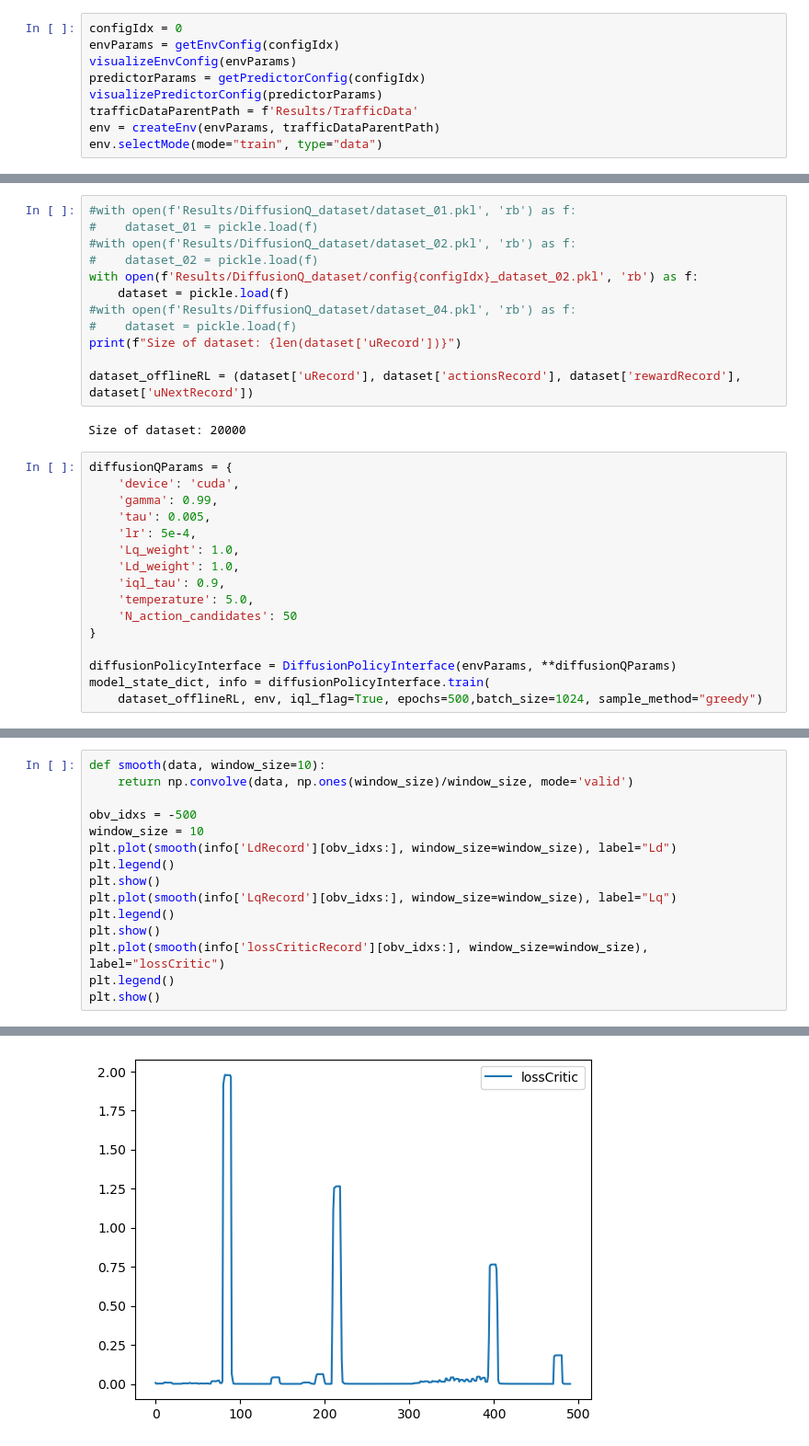
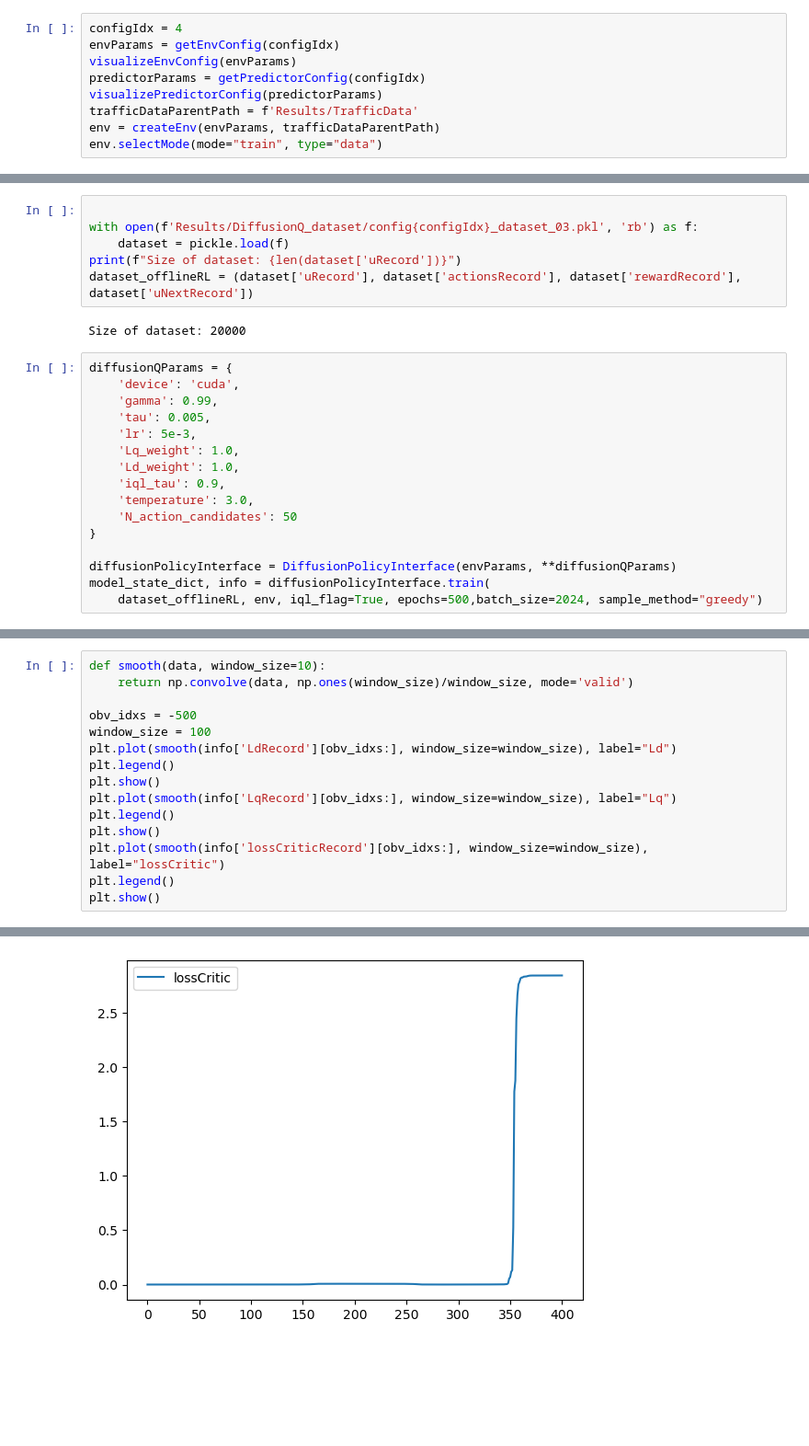
Before and after one commit to evanyeh5118/diffusion_resource_schduling_intra_slice, a Jupyter notebook: demo03a_train_diffusionQ.ipynb, the cells around one changed output, grey strips where cells are left out. Shown at 92% size. Drawn from its saved outputs; the diff is of its cells as text; blank space fills up the shorter version.

```diff
--- a/demo03a_train_diffusionQ.ipynb
+++ b/demo03a_train_diffusionQ.ipynb
@@ -12,7 +12,7 @@ from EnvLibs import PolicySimulator, createEnv
 from DiffusionLibs import DiffusionPolicyInterface
 from MdpSolverLibs import MdpKernel
 # %%
-configIdx = 0
+configIdx = 4
 envParams = getEnvConfig(configIdx)
 visualizeEnvConfig(envParams)
 predictorParams = getPredictorConfig(configIdx)
@@ -39,16 +39,10 @@ Smooth Fc:              1.5
 Smooth Order:           3
 ==================================================
 # %%
-#with open(f'Results/DiffusionQ_dataset/dataset_01.pkl', 'rb') as f:
-#    dataset_01 = pickle.load(f)
-#with open(f'Results/DiffusionQ_dataset/dataset_02.pkl', 'rb') as f:
-#    dataset_02 = pickle.load(f)
-with open(f'Results/DiffusionQ_dataset/config{configIdx}_dataset_02.pkl', 'rb') as f:
+
+with open(f'Results/DiffusionQ_dataset/config{configIdx}_dataset_03.pkl', 'rb') as f:
     dataset = pickle.load(f)
-#with open(f'Results/DiffusionQ_dataset/dataset_04.pkl', 'rb') as f:
-#    dataset = pickle.load(f)
 print(f"Size of dataset: {len(dataset['uRecord'])}")
-
 dataset_offlineRL = (dataset['uRecord'], dataset['actionsRecord'], dataset['rewardRecord'], dataset['uNextRecord'])
 # %% [output]
 Size of dataset: 20000
@@ -57,14 +51,14 @@ diffusionQParams = {
     'device': 'cuda',
     'gamma': 0.99,
     'tau': 0.005,
-    'lr': 5e-4,
+    'lr': 5e-3,
     'Lq_weight': 1.0,
     'Ld_weight': 1.0,
     'iql_tau': 0.9,
-    'temperature': 5.0,
+    'temperature': 3.0,
     'N_action_candidates': 50
 }
 
 diffusionPolicyInterface = DiffusionPolicyInterface(envParams, **diffusionQParams)
 model_state_dict, info = diffusionPolicyInterface.train(
-    dataset_offlineRL, env, iql_flag=True, epochs=500,batch_size=1024, sample_method="greedy")
+    dataset_offlineRL, env, iql_flag=True, epochs=500,batch_size=2024, sample_method="greedy")
@@ -93,7 +82,7 @@ def smooth(data, window_size=10):
     return np.convolve(data, np.ones(window_size)/window_size, mode='valid')
 
 obv_idxs = -500
-window_size = 10
+window_size = 100
 plt.plot(smooth(info['LdRecord'][obv_idxs:], window_size=window_size), label="Ld")
 plt.legend()
 plt.show()
@@ -109 +98 @@ plt.show()
-[figure, old version]
+[figure, new version]
```
Also changed, not shown: parts of 4 cells of this notebook, 5 other files.
